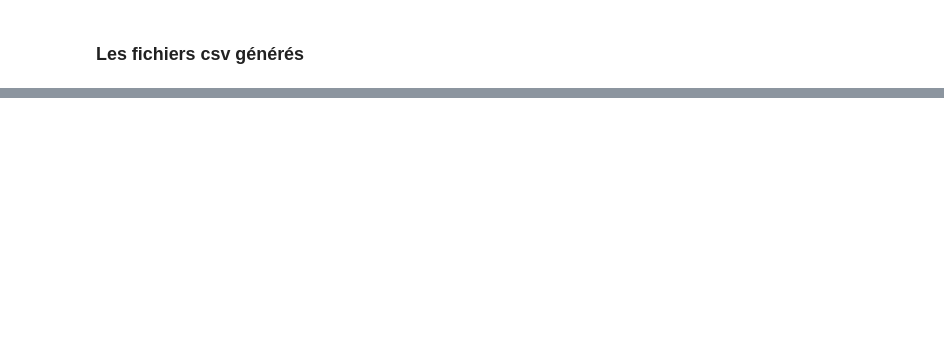
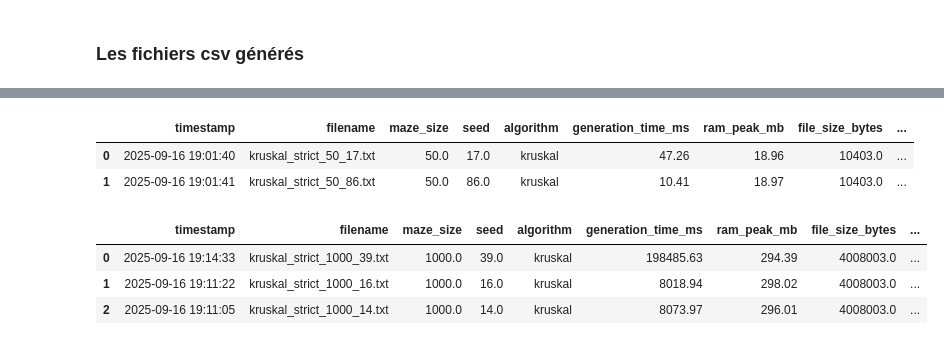
Before and after one commit to Paul-Emmanuel-Buffe/amazing-mazes, a Jupyter notebook: amazing_mazes_report.ipynb, the cells around one changed output, grey strips where cells are left out. Drawn from its saved outputs; the diff is of its cells as text; code cells hidden in the pictures; blank space fills up the shorter version.

```diff
--- a/amazing_mazes_report.ipynb
+++ b/amazing_mazes_report.ipynb
@@ -84,0 +217,8 @@ L’ensemble de ces métriques permet de comparer les algorithmes sous trois ang
+# %%
+# Création dataframe Kruskal 1000
+df= pd.read_csv("constructors_metrics.csv")
+df_kruskal_1000 = duckdb.sql("""
+SELECT *
+FROM df
+where maze_size = 1000 and algorithm= 'kruskal'
+""").df()
@@ -84,0 +254,64 @@ L’ensemble de ces métriques permet de comparer les algorithmes sous trois ang
+# %%
+# Vérification sur Kruskal 50
+# temps max
+max_time = duckdb.sql("""
+    SELECT *,
+      'max_time'as metric
+      from df_kruskal_50
+        where generation_time_ms = (select max(generation_time_ms) FROM df_kruskal_50)""").df()
+
+# max operations
+max_ops = duckdb.sql("""
+    SELECT *,
+      'max_ops'as metric
+    from df_kruskal_50
+    where union_find_operations = (select max(union_find_operations) FROM df_kruskal_50)""").df()
+
+result = duckdb.sql("""
+    select * from max_time
+    union all
+    select * from max_ops
+    """).df()
+
+result
+# %% [output]
+|  | timestamp | filename | maze_size | seed | algorithm | generation_time_ms | ram_peak_mb | file_size_bytes | ... |
+| 0 | 2025-09-16 19:01:40 | kruskal_strict_50_17.txt | 50.0 | 17.0 | kruskal | 47.26 | 18.96 | 10403.0 | ... |
+| 1 | 2025-09-16 19:01:41 | kruskal_strict_50_86.txt | 50.0 | 86.0 | kruskal | 10.41 | 18.97 | 10403.0 | ... |
+# %%
+# Vérification sur Kruskal 1000
+# temps max
+max_time = duckdb.sql("""
+    SELECT *,
+      'max_time'as metric
+      from df_kruskal_1000
+        where generation_time_ms = (select max(generation_time_ms) FROM df_kruskal_1000)""").df()
+
+# max ram
+max_ram = duckdb.sql("""
+    SELECT *,
+      'max_ram'as metric
+    from df_kruskal_1000
+    where ram_peak_mb = (select max(ram_peak_mb) FROM df_kruskal_1000)""").df()
+
+# max operations
+max_ops = duckdb.sql("""
+    SELECT *,
+      'max_ops'as metric
+    from df_kruskal_1000
+    where union_find_operations = (select max(union_find_operations) FROM df_kruskal_1000)""").df()
+
+result = duckdb.sql("""
+    select * from max_time
+    union all
+    select * from max_ram
+    union all
+    select * from max_ops
+    """).df()
+
+result
+# %% [output]
+|  | timestamp | filename | maze_size | seed | algorithm | generation_time_ms | ram_peak_mb | file_size_bytes | ... |
+| 0 | 2025-09-16 19:14:33 | kruskal_strict_1000_39.txt | 1000.0 | 39.0 | kruskal | 198485.63 | 294.39 | 4008003.0 | ... |
+| 1 | 2025-09-16 19:11:22 | kruskal_strict_1000_16.txt | 1000.0 | 16.0 | kruskal | 8018.94 | 298.02 | 4008003.0 | ... |
+| 2 | 2025-09-16 19:11:05 | kruskal_strict_1000_14.txt | 1000.0 | 14.0 | kruskal | 8073.97 | 296.01 | 4008003.0 | ... |
```
Also changed, not shown: parts of 32 cells of this notebook.
